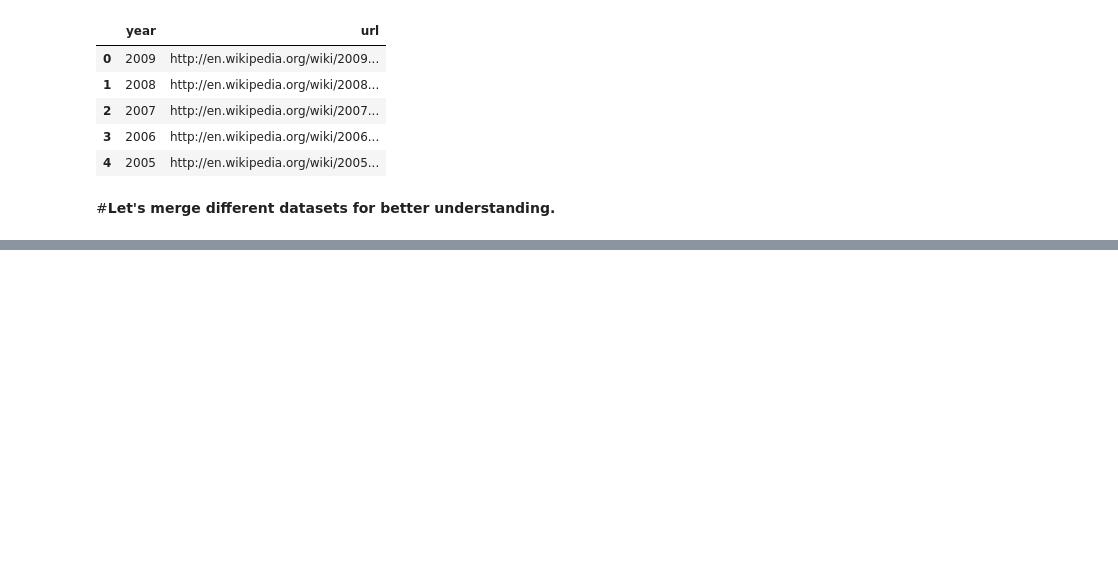
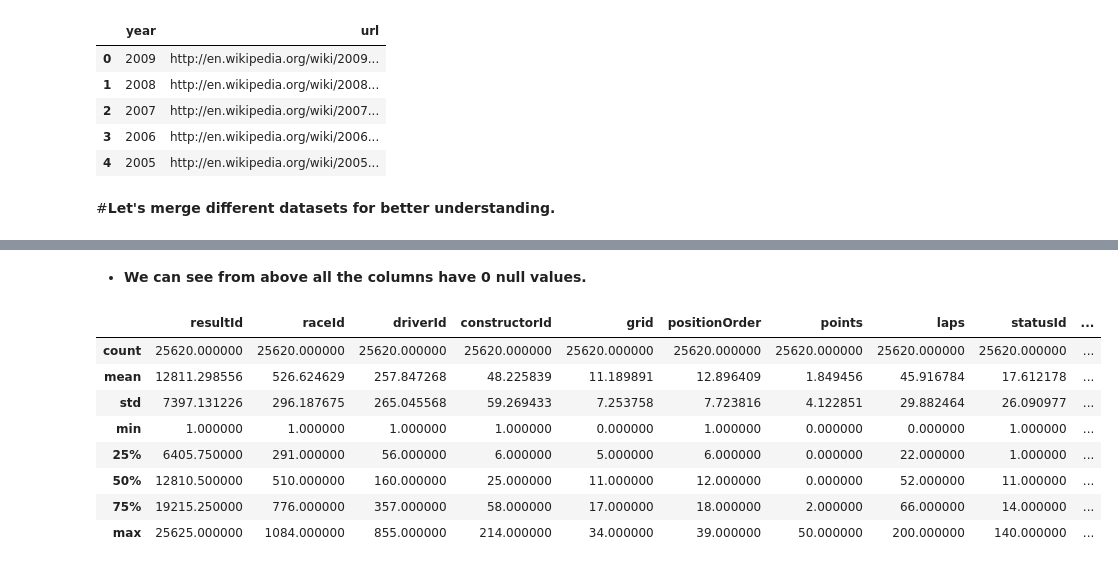
Before and after one commit to Kousikdutta1/Formula-1-Data-Analysis, a Jupyter notebook: Formula_1_Exploratory_Data_Analysis.ipynb, the cells around one changed output, grey strips where cells are left out. Saved outputs shown, nothing was run; the diff lists cells and outputs as text; code cells hidden in the pictures; blank space fills up the shorter version.

Commit message:
second commit Formula 1 Analysis

```diff
--- a/Formula_1_Exploratory_Data_Analysis.ipynb
+++ b/Formula_1_Exploratory_Data_Analysis.ipynb
@@ -156,0 +201,4 @@ Index(['resultId', 'raceId', 'driverId', 'constructorId', 'number', 'grid',
+# %%
+# Again merge the merged_results_races_driver dataset with the constructor dataset.
+
+merged_results_races_driver_constructor = pd.merge (merged_results_races_driver, constructors, on = 'constructorId', how = 'left')
@@ -156,0 +233,4 @@ Index(['resultId', 'raceId', 'driverId', 'constructorId', 'number', 'grid',
+# %%
+# Finally merge the merged_results_races_driver_constructor dataset with the status dataset.
+
+merged_results_races_driver_constructor_status = pd.merge (merged_results_races_driver_constructor, status, on = 'statusId', how = 'left')
@@ -156,0 +272,9 @@ Index(['resultId', 'raceId', 'driverId', 'constructorId', 'number', 'grid',
+# %%
+# We can make a copy of the original dataset on which we will be doing all analysis.
+
+f1df = merged_results_races_driver_constructor_status.copy()
+# %%
+# Let's visualize all the row of the dataset
+
+pd.set_option('display.max_columns', None)
+f1df.head()
@@ -156,0 +334,17 @@ Index(['resultId', 'raceId', 'driverId', 'constructorId', 'number', 'grid',
+# %% [markdown]
+* **We can see from above all the columns have 0 null values.**
+# %%
+# Let's check all the statistical description about the dataset.
+# Describe function is used to show the statistical value of each column.
+
+f1df.describe()
+# %% [output]
+|  | resultId | raceId | driverId | constructorId | grid | positionOrder | points | laps | statusId | ... |
+| count | 25620.000000 | 25620.000000 | 25620.000000 | 25620.000000 | 25620.000000 | 25620.000000 | 25620.000000 | 25620.000000 | 25620.000000 | ... |
+| mean | 12811.298556 | 526.624629 | 257.847268 | 48.225839 | 11.189891 | 12.896409 | 1.849456 | 45.916784 | 17.612178 | ... |
+| std | 7397.131226 | 296.187675 | 265.045568 | 59.269433 | 7.253758 | 7.723816 | 4.122851 | 29.882464 | 26.090977 | ... |
+| min | 1.000000 | 1.000000 | 1.000000 | 1.000000 | 0.000000 | 1.000000 | 0.000000 | 0.000000 | 1.000000 | ... |
+| 25% | 6405.750000 | 291.000000 | 56.000000 | 6.000000 | 5.000000 | 6.000000 | 0.000000 | 22.000000 | 1.000000 | ... |
+| 50% | 12810.500000 | 510.000000 | 160.000000 | 25.000000 | 11.000000 | 12.000000 | 0.000000 | 52.000000 | 11.000000 | ... |
+| 75% | 19215.250000 | 776.000000 | 357.000000 | 58.000000 | 17.000000 | 18.000000 | 2.000000 | 66.000000 | 14.000000 | ... |
+| max | 25625.000000 | 1084.000000 | 855.000000 | 214.000000 | 34.000000 | 39.000000 | 50.000000 | 200.000000 | 140.000000 | ... |
```
Also changed, not shown: parts of 17 cells of this notebook.
